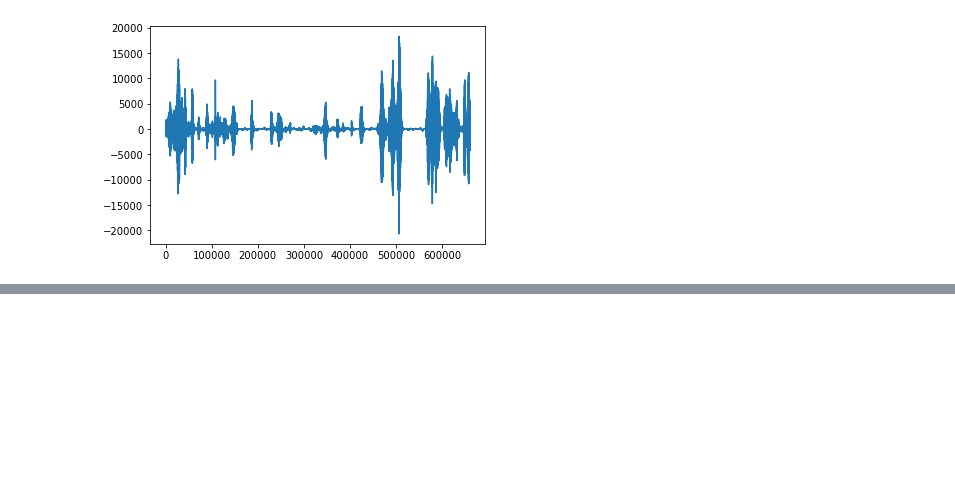
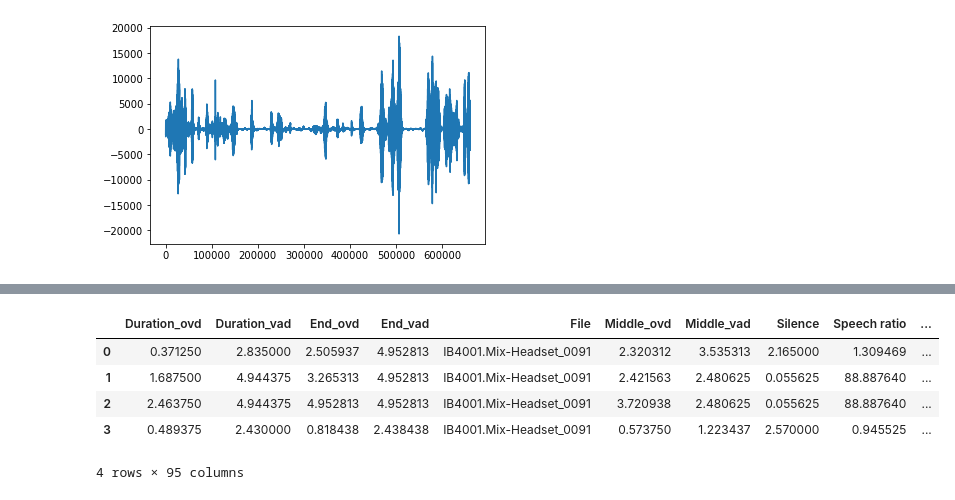
Before and after one commit to Lakebak/AudioAnalysis, a Jupyter notebook: test_notebook.ipynb, the cells around one changed output, grey strips where cells are left out. Drawn from its saved outputs; the diff is of its cells as text; code cells hidden in the pictures; blank space fills up the shorter version.

```diff
--- a/test_notebook.ipynb
+++ b/test_notebook.ipynb
@@ -134,0 +138,9 @@ ds
+# %%
+features(turn_take, mid)
+# %% [output]
+|  | Duration_ovd | Duration_vad | End_ovd | End_vad | File | Middle_ovd | Middle_vad | Silence | Speech ratio | ... |
+| 0 | 0.371250 | 2.835000 | 2.505937 | 4.952813 | IB4001.Mix-Headset_0091 | 2.320312 | 3.535313 | 2.165000 | 1.309469 | ... |
+| 1 | 1.687500 | 4.944375 | 3.265313 | 4.952813 | IB4001.Mix-Headset_0091 | 2.421563 | 2.480625 | 0.055625 | 88.887640 | ... |
+| 2 | 2.463750 | 4.944375 | 4.952813 | 4.952813 | IB4001.Mix-Headset_0091 | 3.720938 | 2.480625 | 0.055625 | 88.887640 | ... |
+| 3 | 0.489375 | 2.430000 | 0.818438 | 2.438438 | IB4001.Mix-Headset_0091 | 0.573750 | 1.223437 | 2.570000 | 0.945525 | ... |
+4 rows × 95 columns
```
Also changed, not shown: parts of 13 cells of this notebook, 16 other files.
